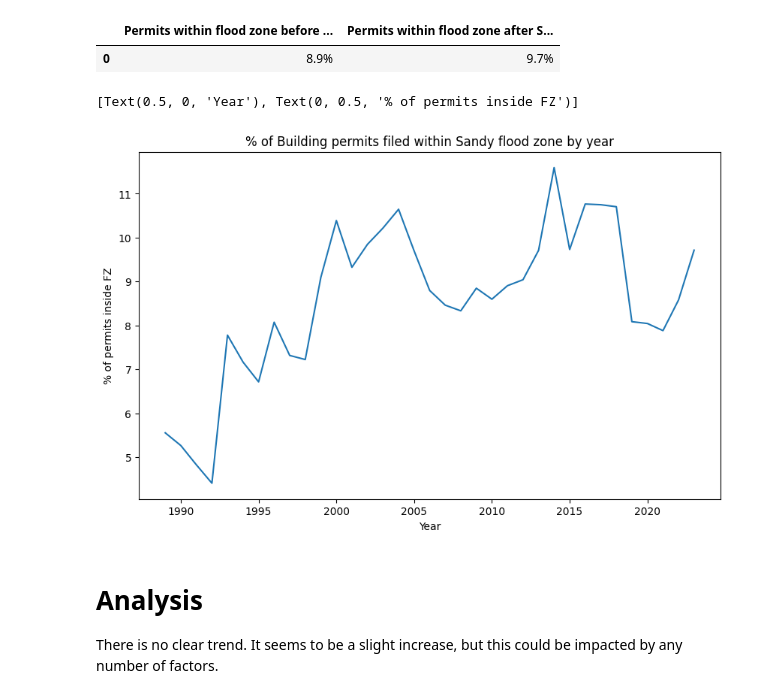
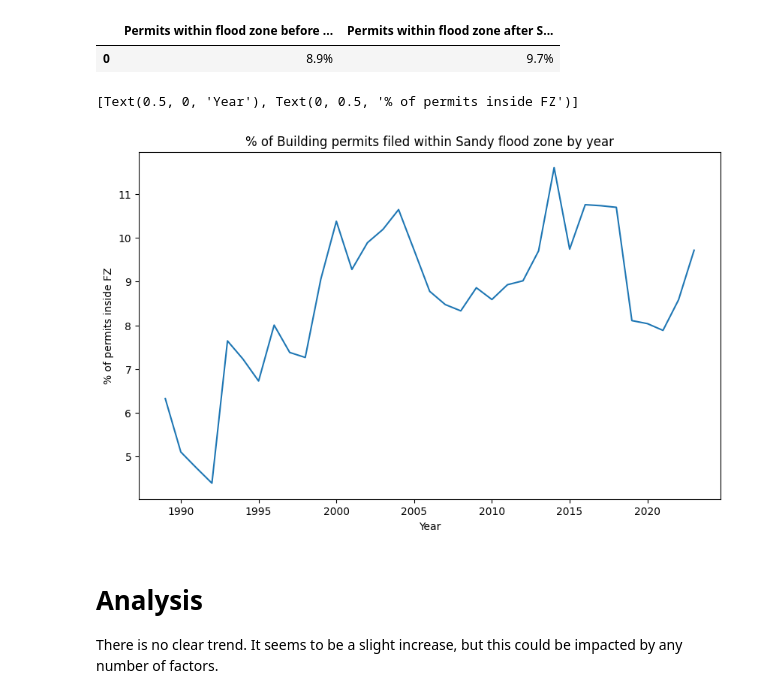
Before and after one commit to PatrickCleary/wxy_test, a Jupyter notebook: spatial_join.ipynb, the cells around one changed output. Drawn from its saved outputs; the diff is of its cells as text; code cells hidden in the pictures.

```diff
--- a/spatial_join.ipynb
+++ b/spatial_join.ipynb
@@ -13,12 +12,14 @@ from shapely.geometry import Point
 # %%
 # Import building permits
-read_columns = ['BOROUGH', 'Zip Code', 'Filing Date', 'LATITUDE', 'LONGITUDE', 'Job Type']
+read_columns = ['BOROUGH', 'Zip Code', 'Filing Date',
+                'LATITUDE', 'LONGITUDE', 'Job Type']
 new_or_a1 = ['NB', 'A1']
 permits_df = pd.read_csv('DOB_Permit_Issuance.csv', usecols=read_columns)
 permits_df = permits_df[permits_df['Job Type'].isin(new_or_a1)]
 # %%
-permits_df['Filing Date'] = pd.to_datetime(permits_df['Filing Date'])
-geometry = [Point(xy) for xy in zip(permits_df['LONGITUDE'], permits_df['LATITUDE'])]
+permits_df['Filing Date'] = pd.to_datetime(permits_df['Filing Date'], errors='coerce')
+geometry = [Point(xy) for xy in zip(
+    permits_df['LONGITUDE'], permits_df['LATITUDE'])]
 permits_gdf = gpd.GeoDataFrame(permits_df, geometry=geometry)
 permits_gdf = permits_gdf.set_crs('EPSG:4326')
 # %%
@@ -27,7 +28,8 @@ sandy_shapes = gpd.read_file('./sandy/sandy.shp')
 sandy_shapes_transformed = sandy_shapes.to_crs('EPSG:4326')
 # %%
 # Combine permits data with flood data.
-sjoined_df = permits_gdf.sjoin(sandy_shapes_transformed, how='left', predicate="within")
+sjoined_df = permits_gdf.sjoin(
+    sandy_shapes_transformed, how='left', predicate="within")
 sjoined_df['within_flood_zone'] = ~sjoined_df['index_right'].isna()
 # %%
 # Assign boolean for before/after the flooding.
@@ -47,15 +53,19 @@ results_df.style
 |  | Permits within flood zone before ... | Permits within flood zone after S... |
 | 0 | 8.9% | 9.7% |
 # %%
-before_and_after_flood_df = sjoined_df.groupby([sjoined_df['Filing Date'].dt.year, 'within_flood_zone']).size().reset_index(name="count")
-pivoted_df = before_and_after_flood_df.pivot(index='Filing Date', columns='within_flood_zone', values='count')
-pivoted_df['pct_within_fz'] = (pivoted_df[True] / (pivoted_df[True] + pivoted_df[False])) * 100
+before_and_after_flood_df = sjoined_df.groupby(
+    [sjoined_df['Filing Date'].dt.year, 'within_flood_zone']).size().reset_index(name="count")
+pivoted_df = before_and_after_flood_df.pivot(
+    index='Filing Date', columns='within_flood_zone', values='count')
+pivoted_df['pct_within_fz'] = (
+    pivoted_df[True] / (pivoted_df[True] + pivoted_df[False])) * 100
 
-chart = pivoted_df['pct_within_fz'].plot(title="% of Building permits filed within Sandy flood zone by year", figsize=(10,6))
+chart = pivoted_df['pct_within_fz'].plot(
+    title="% of Building permits filed within Sandy flood zone by year", figsize=(10, 6))
 chart.set(xlabel="Year", ylabel="% of permits inside FZ")
 # %% [output]
 [Text(0.5, 0, 'Year'), Text(0, 0.5, '% of permits inside FZ')]
-[figure, old version]
+[figure, new version]
 # %% [markdown]
 # Analysis
 
```
Also changed, not shown: parts of 3 cells of this notebook, 3 other files.
